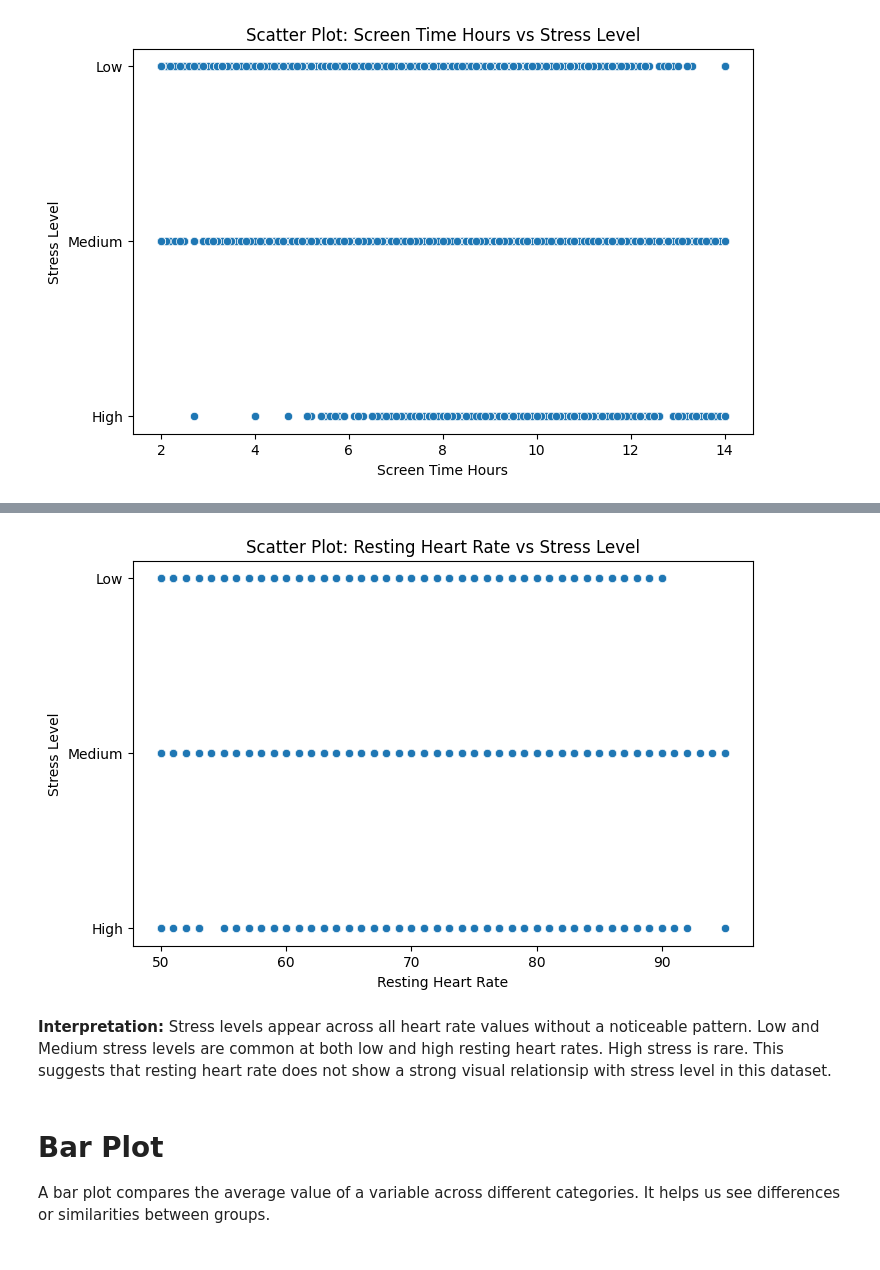
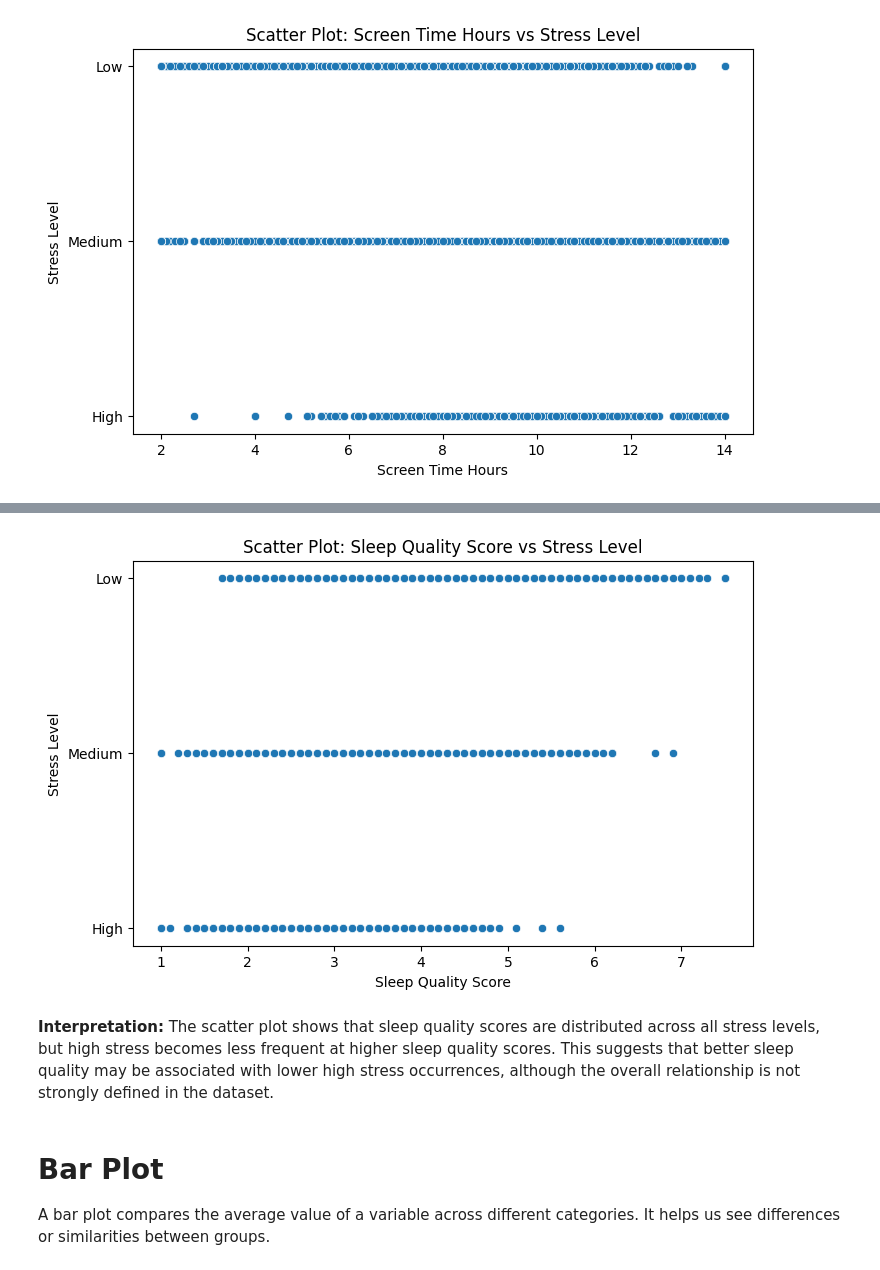
Before and after one commit to hend-22/-IT326-Project, a Jupyter notebook: Reports/Phase2.ipynb, the cells around one changed output, grey strips where cells are left out. Cells and saved outputs as stored; diff of their text form; code cells hidden in the pictures.

```diff
--- a/Reports/Phase2.ipynb
+++ b/Reports/Phase2.ipynb
@@ -194,14 +195,14 @@ plt.show()
 # %%
 plt.figure(figsize=(8, 5))
-sns.scatterplot(x=df['Resting_Heart_Rate'], y=df['Daily_Stress_Level'])
-plt.title('Scatter Plot: Resting Heart Rate vs Stress Level')
-plt.xlabel('Resting Heart Rate')
+sns.scatterplot(x=df['Sleep_Quality_Score'], y=df['Daily_Stress_Level'])
+plt.title('Scatter Plot: Sleep Quality Score vs Stress Level')
+plt.xlabel('Sleep Quality Score')
 plt.ylabel('Stress Level')
 plt.show()
 # %% [output]
-[figure, old version]
+[figure, new version]
-# %% [markdown]
-**Interpretation:** Stress levels appear across all heart rate values without a noticeable pattern. Low and Medium stress levels are common at both low and high resting heart rates. High stress is rare. This suggests that resting heart rate does not show a strong visual relationsip with stress level in this dataset.
+# %% [markdown]
+**Interpretation:** The scatter plot shows that sleep quality scores are distributed across all stress levels, but high stress becomes less frequent at higher sleep quality scores. This suggests that better sleep quality may be associated with lower high stress occurrences, although the overall relationship is not strongly defined in the dataset.
 # %% [markdown]
 # **Bar Plot**
 
```
Also changed, not shown: parts of 8 cells of this notebook.
